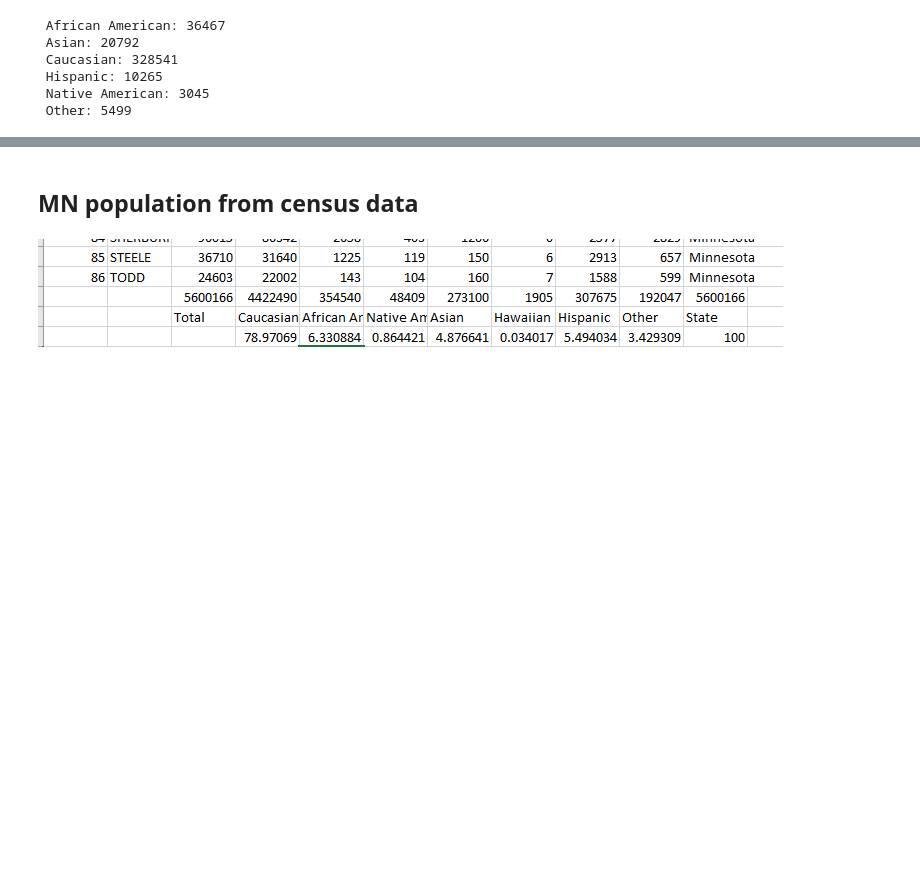
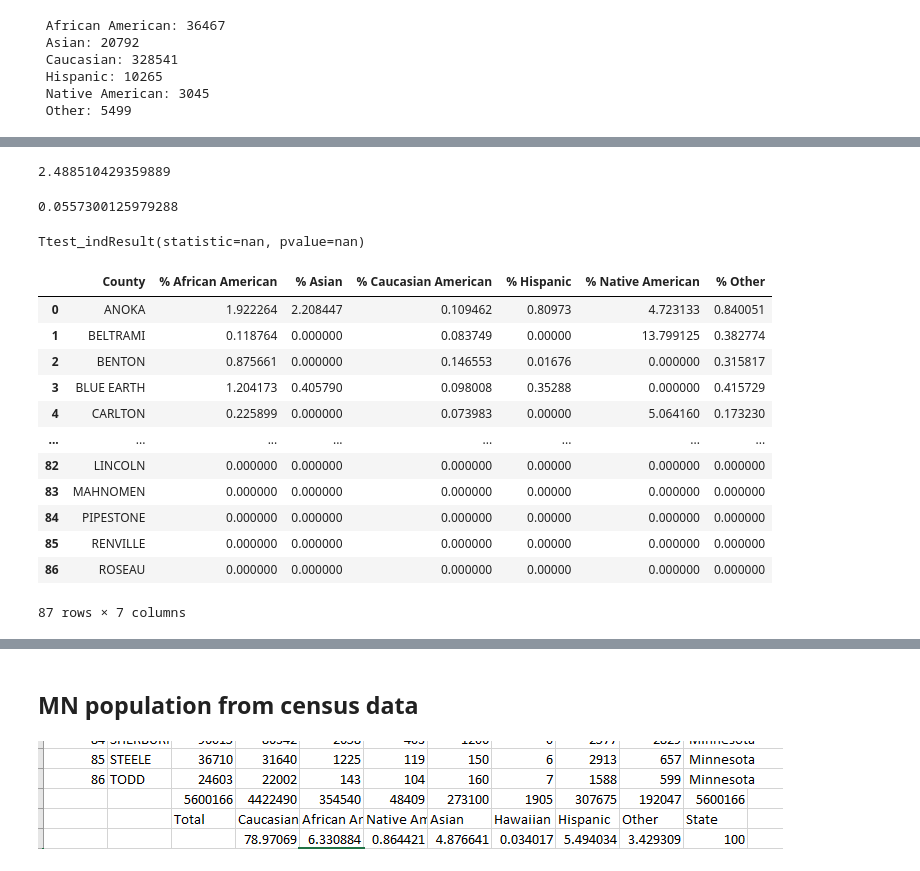
Before and after one commit to tlenzmeier58/Project_1, a Jupyter notebook: working.ipynb, the cells around one changed output, grey strips where cells are left out. Cells and saved outputs as stored; diff of their text form; code cells hidden in the pictures; blank space fills up the shorter version.

```diff
--- a/working.ipynb
+++ b/working.ipynb
@@ -462,0 +511,12 @@ Index(['% African American', '% Asian', '% Caucasian American', '% Hispanic',
+# %%
+#converting all the rows to integer
+column_list = ['African American Infections', 'Asian Infections',
+       'Caucasian American Infections', 'Hispanic Infections',
+       'Native American Infections', 'Other Infections', 'African American',
+       'Asian', 'Caucasian', 'Native American', 'Hispanic', 'Other']
+
+for column in column_list:
+    cdc_census_clean_combined_df[column] = cdc_census_clean_combined_df[column].astype(int)
+# %%
+african_american_infection_rate_corrected_df = (((cdc_census_clean_combined_df['African American Infections'] / cdc_census_clean_combined_df['African American']) * 100) / percent_mn_african_american)
+african_american_infection_rate_corrected_df
@@ -462,0 +540,6 @@ Index(['% African American', '% Asian', '% Caucasian American', '% Hispanic',
+# %%
+asian_infection_rate_corrected_df = (((cdc_census_clean_combined_df['Asian Infections'] / cdc_census_clean_combined_df['Asian']) * 100) / percent_mn_asian)
+caucasian_american_infection_rate_corrected_df = (((cdc_census_clean_combined_df[ 'Caucasian American Infections'] / cdc_census_clean_combined_df['Caucasian']) * 100) / percent_mn_caucasian)
+native_american_infection_rate_corrected_df = (((cdc_census_clean_combined_df['Native American Infections'] / cdc_census_clean_combined_df['Native American']) * 100) / percent_mn_native_american)
+hispanic_infection_rate_corrected_df = (((cdc_census_clean_combined_df['Hispanic Infections'] / cdc_census_clean_combined_df['Hispanic']) * 100) / percent_mn_hispanic)
+other_infection_rate_corrected_df = (((cdc_census_clean_combined_df['Other Infections'] / cdc_census_clean_combined_df['Other']) * 100) / percent_mn_other)
@@ -462,0 +598,61 @@ Index(['% African American', '% Asian', '% Caucasian American', '% Hispanic',
+# %%
+# Calculate the mean for infection rate of non-caucasian group
+non_caucasian_infection_rate = cdc_census_combined_summary_df['Non-Caucasian infection rate']
+non_caucasian_infection_rate.mean()
+# %% [output]
+2.488510429359889
+# %%
+# Calculate the mean for infection rate of caucasian group
+caucasian_infection_rate = cdc_census_combined_summary_df['Caucasian infection rate']
+caucasian_infection_rate.mean()
+# %% [output]
+0.0557300125979288
+# %%
+# Calculate Independent (Two Sample) t-test
+st.ttest_ind(non_caucasian_infection_rate, caucasian_infection_rate, equal_var=False)
+# %% [output]
+Ttest_indResult(statistic=nan, pvalue=nan)
+# %%
+#dataframe showing infection rate by group (corrected by % population)
+
+county_list = ['ANOKA', 'BELTRAMI', 'BENTON', 'BLUE EARTH', 'CARLTON', 'CARVER',
+       'CHISAGO', 'CLAY', 'DAKOTA', 'GOODHUE', 'HENNEPIN', 'KANDIYOHI',
+       'LYON', 'MOWER', 'NICOLLET', 'NOBLES', 'OLMSTED', 'OTTER TAIL',
+       'PINE', 'POLK', 'RAMSEY', 'RICE', 'SCOTT', 'SHERBURNE',
+       'ST. LOUIS', 'STEARNS', 'STEELE', 'WASHINGTON', 'WINONA', 'WRIGHT',
+       'FREEBORN', 'ISANTI', 'BECKER', 'BROWN', 'CASS', 'CROW WING',
+       'DODGE', 'DOUGLAS', 'FILLMORE', 'HUBBARD', 'ITASCA', 'LE SUEUR',
+       'MCLEOD', 'MEEKER', 'MILLE LACS', 'MORRISON', 'TODD', 'WABASHA',
+       'BIG STONE', 'CHIPPEWA', 'WATONWAN', 'WADENA', 'CLEARWATER',
+       'COOK', 'COTTONWOOD', 'FARIBAULT', 'GRANT', 'HOUSTON', 'KANABEC',
+       'KOOCHICHING', 'LAC QUI PARLE', 'LAKE OF THE WOODS', 'MARSHALL',
+       'MARTIN', 'MURRAY', 'NORMAN', 'PENNINGTON', 'POPE', 'RED LAKE',
+       'REDWOOD', 'ROCK', 'SIBLEY', 'STEVENS', 'SWIFT', 'TRAVERSE',
+       'WASECA', 'WILKIN', 'YELLOW MEDICINE', 'AITKIN', 'JACKSON',
+       'KITTSON', 'LAKE', 'LINCOLN', 'MAHNOMEN', 'PIPESTONE', 'RENVILLE',
+       'ROSEAU']
+
+cdc_census_combined_allrace_summary_df = pd.DataFrame({'County': county_list,
+                     '% African American': african_american_infection_rate_corrected_df,
+                     '% Asian': asian_infection_rate_corrected_df,
+                     '% Caucasian American': caucasian_american_infection_rate_corrected_df,
+                     '% Hispanic': hispanic_infection_rate_corrected_df,
+                     '% Native American': native_american_infection_rate_corrected_df,
+                     '% Other': other_infection_rate_corrected_df
+                               })
+
+cdc_census_combined_allrace_summary_df
+# %% [output]
+|  | County | % African American | % Asian | % Caucasian American | % Hispanic | % Native American | % Other |
+| 0 | ANOKA | 1.922264 | 2.208447 | 0.109462 | 0.80973 | 4.723133 | 0.840051 |
+| 1 | BELTRAMI | 0.118764 | 0.000000 | 0.083749 | 0.00000 | 13.799125 | 0.382774 |
+| 2 | BENTON | 0.875661 | 0.000000 | 0.146553 | 0.01676 | 0.000000 | 0.315817 |
+| 3 | BLUE EARTH | 1.204173 | 0.405790 | 0.098008 | 0.35288 | 0.000000 | 0.415729 |
+| 4 | CARLTON | 0.225899 | 0.000000 | 0.073983 | 0.00000 | 5.064160 | 0.173230 |
+| ... | ... | ... | ... | ... | ... | ... | ... |
+| 82 | LINCOLN | 0.000000 | 0.000000 | 0.000000 | 0.00000 | 0.000000 | 0.000000 |
+| 83 | MAHNOMEN | 0.000000 | 0.000000 | 0.000000 | 0.00000 | 0.000000 | 0.000000 |
+| 84 | PIPESTONE | 0.000000 | 0.000000 | 0.000000 | 0.00000 | 0.000000 | 0.000000 |
+| 85 | RENVILLE | 0.000000 | 0.000000 | 0.000000 | 0.00000 | 0.000000 | 0.000000 |
+| 86 | ROSEAU | 0.000000 | 0.000000 | 0.000000 | 0.00000 | 0.000000 | 0.000000 |
+87 rows × 7 columns
```
Also changed, not shown: parts of 85 cells of this notebook, 3 other files.
